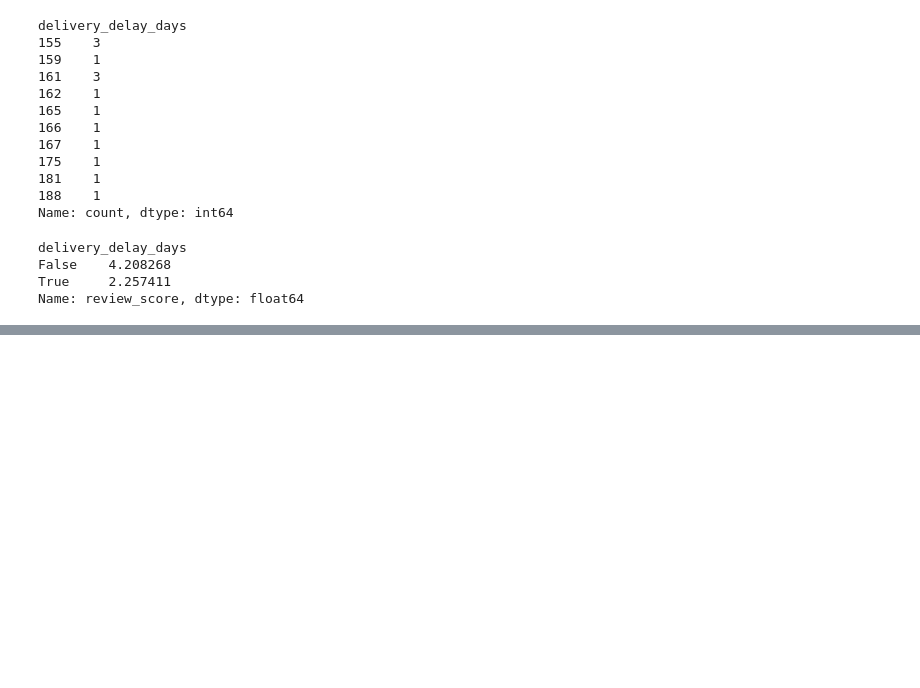
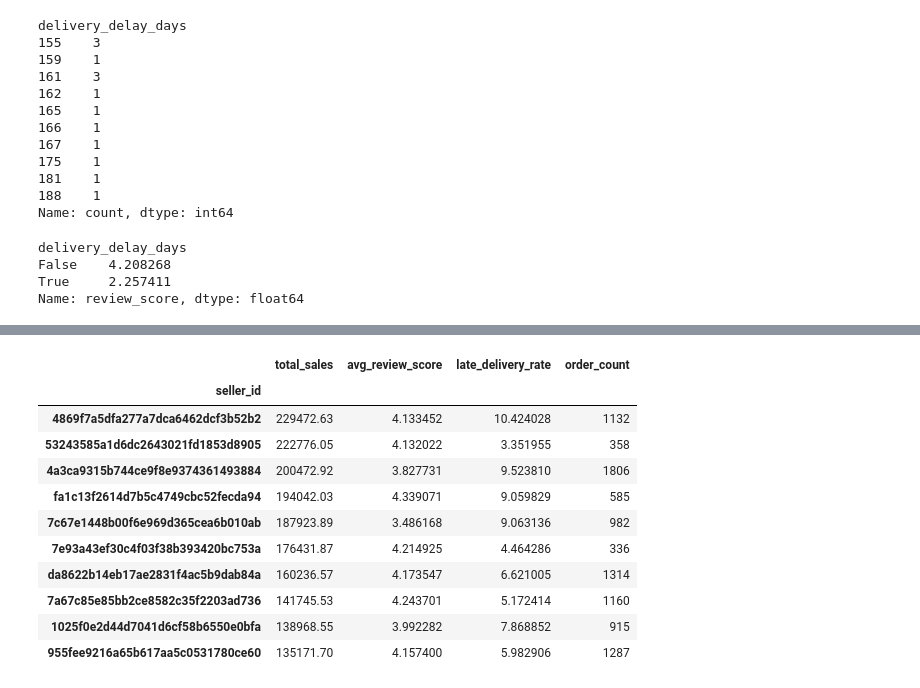
Before and after one commit to Sahil-1727/Business-Decision-Intelligence, a Jupyter notebook: notebooks/04_eda.ipynb, the cells around one changed output, grey strips where cells are left out. Saved outputs shown, nothing was run; the diff lists cells and outputs as text; code cells hidden in the pictures; blank space fills up the shorter version.

```diff
--- a/notebooks/04_eda.ipynb
+++ b/notebooks/04_eda.ipynb
@@ -486,0 +575,58 @@ Name: review_score, dtype: float64
+# %%
+order_delivery = (
+    delivery_data.groupby("order_id")
+    .agg(
+        delivery_delay_days=("delivery_delay_days", "first")
+    )
+    .reset_index()
+)
+# %%
+seller_order_data = (
+    df.groupby(["seller_id", "order_id"])
+      .agg(
+          order_value=("price", "sum")
+      )
+      .reset_index()
+)
+
+seller_order_data = seller_order_data.merge(
+    order_reviews,
+    on="order_id",
+    how="left",
+    validate="many_to_one"
+)
+
+seller_order_data = seller_order_data.merge(
+    order_delivery,
+    on="order_id",
+    how="left",
+    validate="many_to_one"
+)
+
+seller_performance = (
+    seller_order_data
+    .groupby("seller_id")
+    .agg(
+        total_sales=("order_value", "sum"),
+        avg_review_score=("review_score", "mean"),
+        late_delivery_rate=("delivery_delay_days",
+                            lambda x: (x > 0).mean() * 100),
+        order_count=("order_id", "nunique")
+    )
+    .sort_values("total_sales", ascending=False)
+)
+
+seller_performance.head(10)
+# %% [output]
+|  | total_sales | avg_review_score | late_delivery_rate | order_count |
+| seller_id |  |  |  |  |
+| 4869f7a5dfa277a7dca6462dcf3b52b2 | 229472.63 | 4.133452 | 10.424028 | 1132 |
+| 53243585a1d6dc2643021fd1853d8905 | 222776.05 | 4.132022 | 3.351955 | 358 |
+| 4a3ca9315b744ce9f8e9374361493884 | 200472.92 | 3.827731 | 9.523810 | 1806 |
+| fa1c13f2614d7b5c4749cbc52fecda94 | 194042.03 | 4.339071 | 9.059829 | 585 |
+| 7c67e1448b00f6e969d365cea6b010ab | 187923.89 | 3.486168 | 9.063136 | 982 |
+| 7e93a43ef30c4f03f38b393420bc753a | 176431.87 | 4.214925 | 4.464286 | 336 |
+| da8622b14eb17ae2831f4ac5b9dab84a | 160236.57 | 4.173547 | 6.621005 | 1314 |
+| 7a67c85e85bb2ce8582c35f2203ad736 | 141745.53 | 4.243701 | 5.172414 | 1160 |
+| 1025f0e2d44d7041d6cf58b6550e0bfa | 138968.55 | 3.992282 | 7.868852 | 915 |
+| 955fee9216a65b617aa5c0531780ce60 | 135171.70 | 4.157400 | 5.982906 | 1287 |
```
Also changed, not shown: parts of 5 cells of this notebook.
